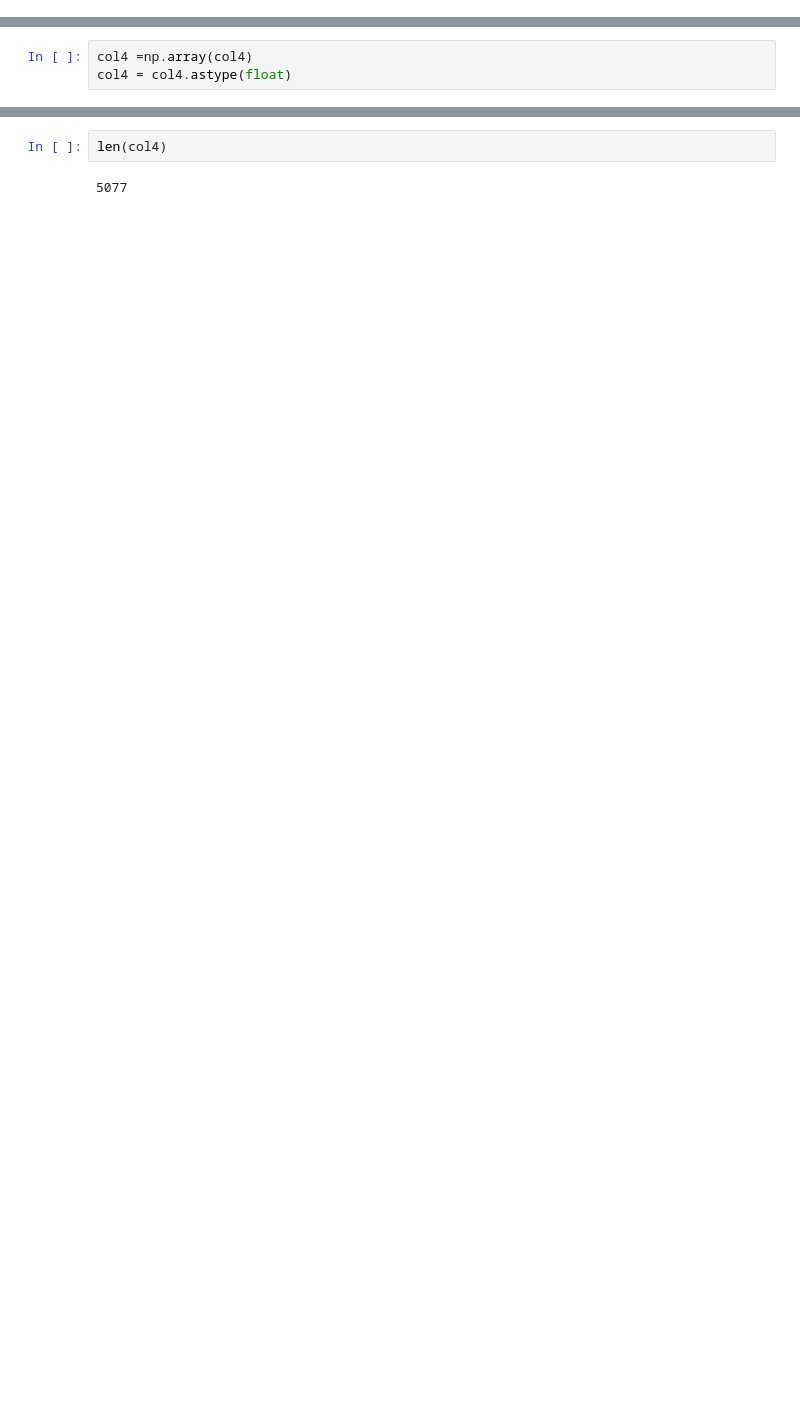
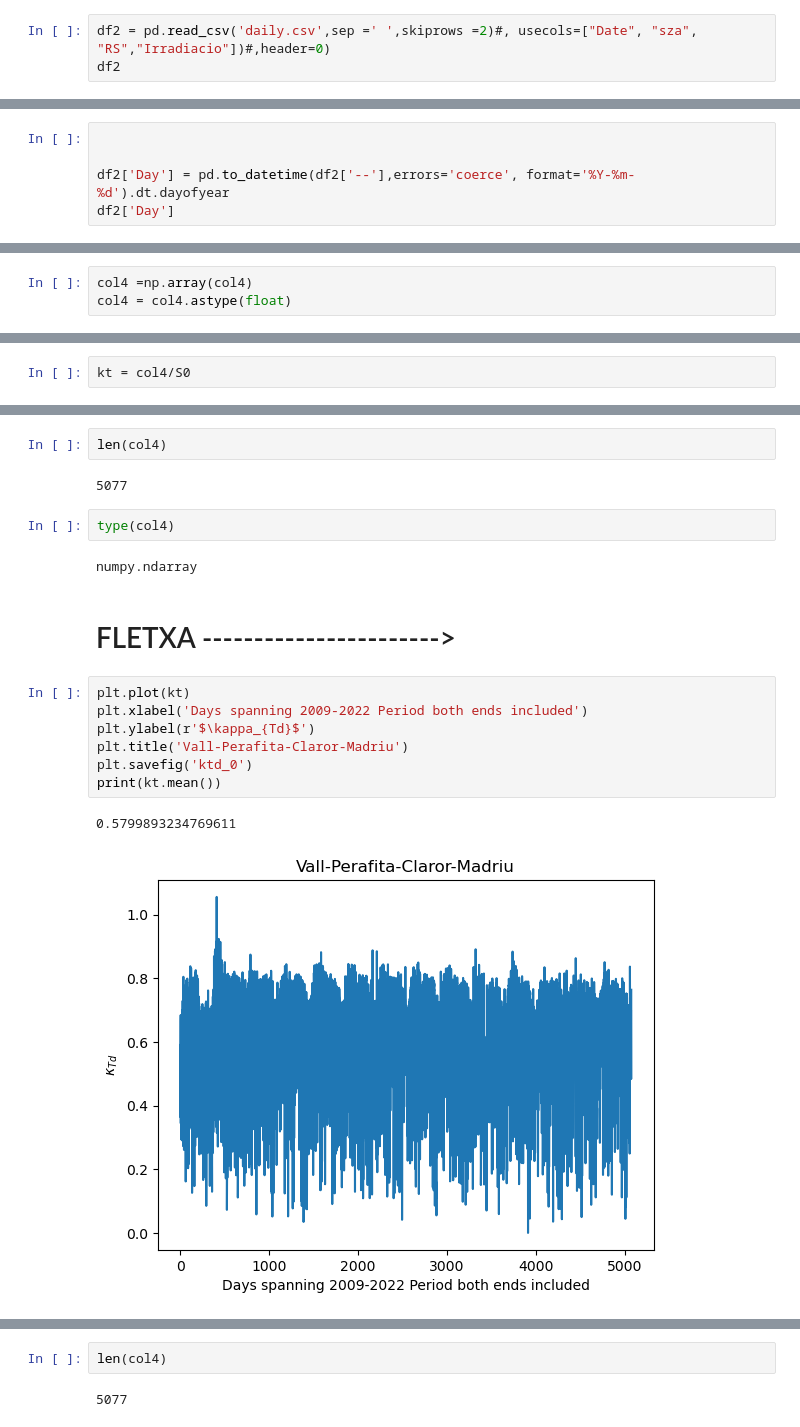
Before and after one commit to ToniCanals/TFG, a Jupyter notebook: Clearness index.ipynb, the cells around one changed output, grey strips where cells are left out. Cells and saved outputs as stored; diff of their text form; blank space fills up the shorter version.

```diff
--- a/Clearness index.ipynb
+++ b/Clearness index.ipynb
@@ -172,0 +178,3 @@ plt.savefig('extra_terrestial_daily_rad.png')
+# %%
+df2 = pd.read_csv('daily.csv',sep =' ',skiprows =2)#, usecols=["Date", "sza", "RS","Irradiacio"])#,header=0)
+df2
@@ -172,0 +199,5 @@ plt.savefig('extra_terrestial_daily_rad.png')
+# %%
+
+
+df2['Day'] = pd.to_datetime(df2['--'],errors='coerce', format='%Y-%m-%d').dt.dayofyear
+df2['Day']
@@ -223,0 +301,2 @@ col4 = col4.astype(float)
+# %%
+kt = col4/S0
@@ -223,0 +309,20 @@ col4 = col4.astype(float)
+# %%
+len(col4)
+# %% [output]
+5077
+# %%
+type(col4)
+# %% [output]
+numpy.ndarray
+# %% [markdown]
+# FLETXA ----------------------->
+# %%
+plt.plot(kt)
+plt.xlabel('Days spanning 2009-2022 Period both ends included')
+plt.ylabel(r'$\kappa_{Td}$')
+plt.title('Vall-Perafita-Claror-Madriu')
+plt.savefig('ktd_0')
+print(kt.mean())
+# %% [output]
+0.5799893234769611
+[figure, added]
```
Also changed, not shown: parts of 55 cells of this notebook, 33 other files.
